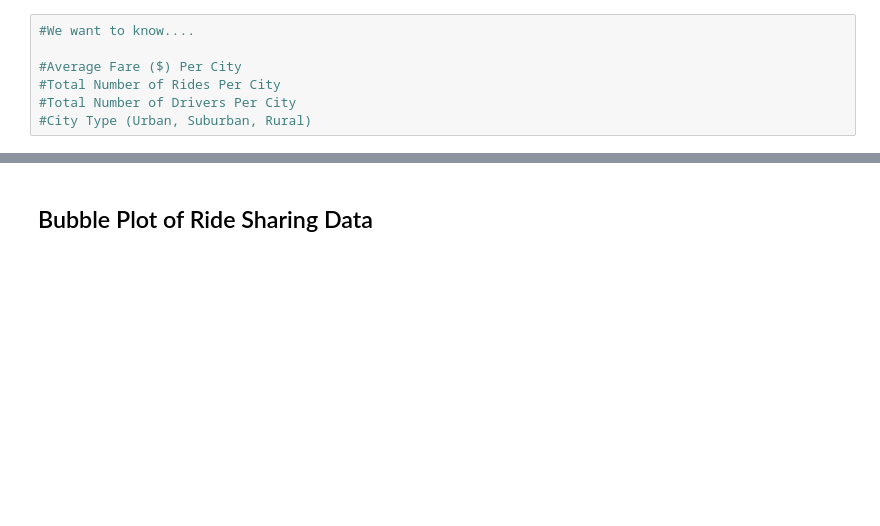
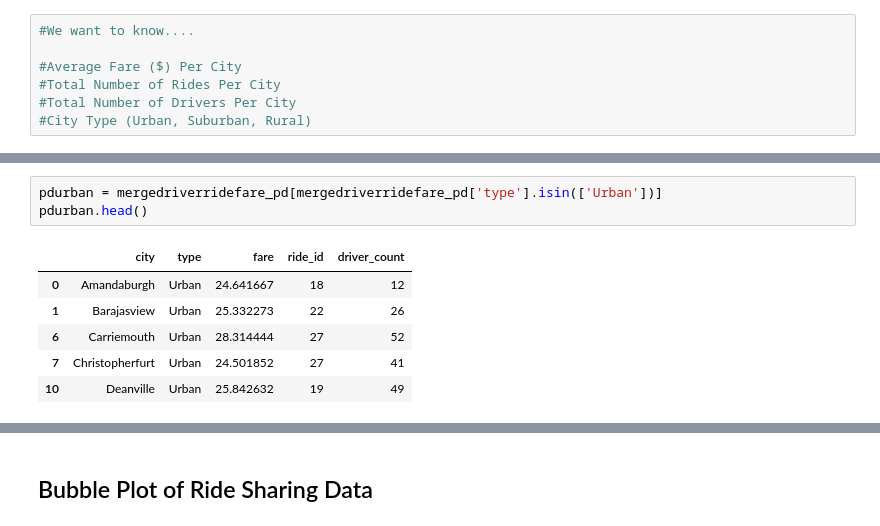
Before and after one commit to KristiBischoff/Start-Up-Analysis-with-Python-Matplotlib, a Jupyter notebook: RideSharingStartupAnalysis.ipynb, the cells around one changed output, grey strips where cells are left out. Saved outputs shown, nothing was run; the diff lists cells and outputs as text; blank space fills up the shorter version.

```diff
--- a/RideSharingStartupAnalysis.ipynb
+++ b/RideSharingStartupAnalysis.ipynb
@@ -69,0 +133,10 @@ plt.scatter(Total_rides, Total_fare, marker="o", facecolors="red", edgecolors="b
+# %%
+pdurban = mergedriverridefare_pd[mergedriverridefare_pd['type'].isin(['Urban'])]
+pdurban.head()
+# %% [output]
+|  | city | type | fare | ride_id | driver_count |
+| 0 | Amandaburgh | Urban | 24.641667 | 18 | 12 |
+| 1 | Barajasview | Urban | 25.332273 | 22 | 26 |
+| 6 | Carriemouth | Urban | 28.314444 | 27 | 52 |
+| 7 | Christopherfurt | Urban | 24.501852 | 27 | 41 |
+| 10 | Deanville | Urban | 25.842632 | 19 | 49 |
```
Also changed, not shown: parts of 26 cells of this notebook.
